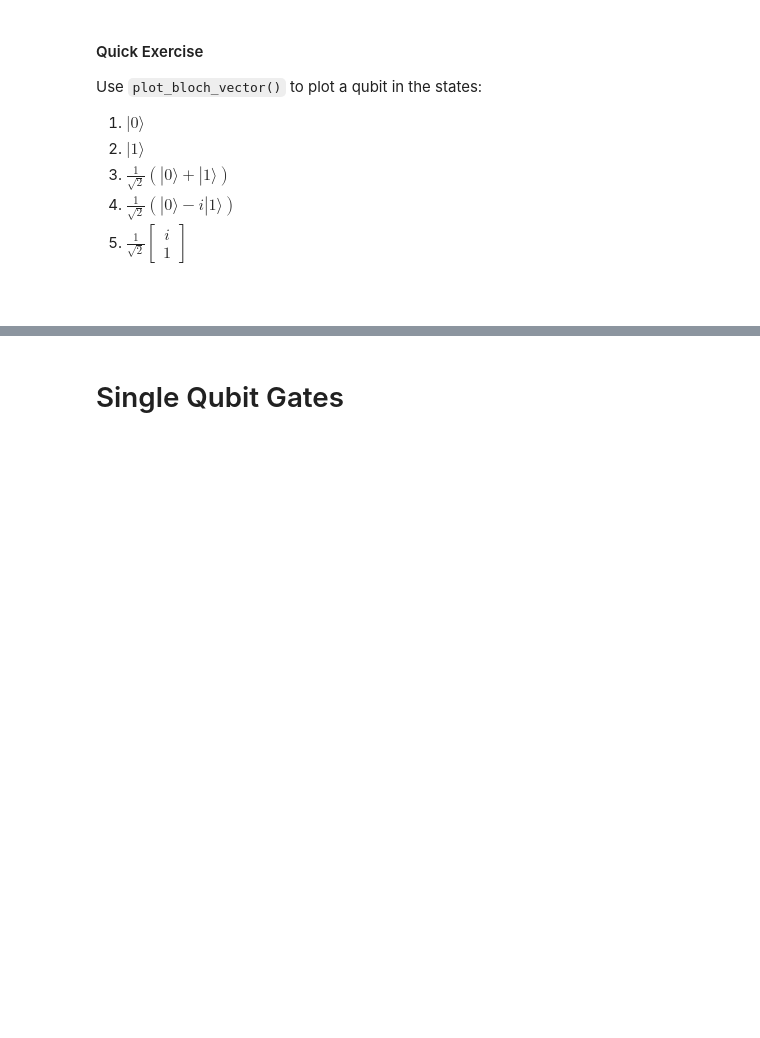
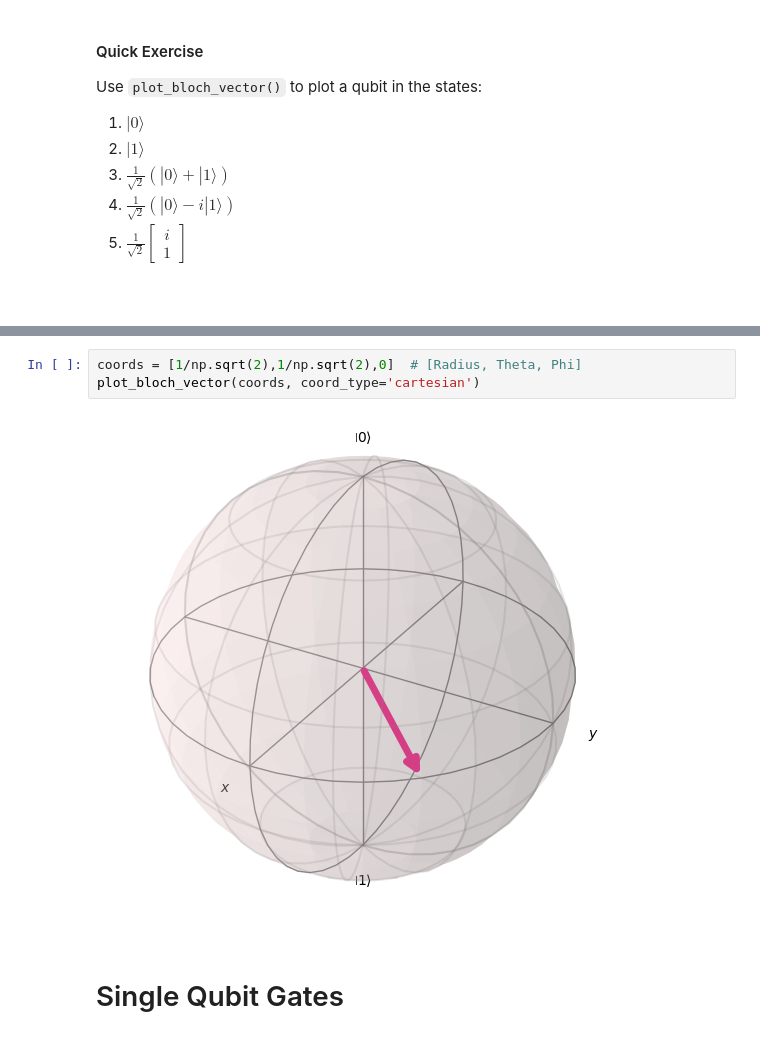
Before and after one commit to tanguyyyy/quantum_computing_psl_week, a Jupyter notebook: Lecture 1/01_1_Bloch_sphere_Gates.ipynb, the cells around one changed output, grey strips where cells are left out. Drawn from its saved outputs; the diff is of its cells as text; blank space fills up the shorter version.

```diff
--- a/Lecture 1/01_1_Bloch_sphere_Gates.ipynb
+++ b/Lecture 1/01_1_Bloch_sphere_Gates.ipynb
@@ -448,3 +525,8 @@ Use `plot_bloch_vector()` to plot a qubit in the states:
+# %%
+coords = [1/np.sqrt(2),1/np.sqrt(2),0]  # [Radius, Theta, Phi]
+plot_bloch_vector(coords, coord_type='cartesian')
+# %% [output]
+[figure, added]
 # %% [markdown]
 # Single Qubit Gates
 # %% [markdown]
```
Also changed, not shown: parts of 31 cells of this notebook, 1 other file.
